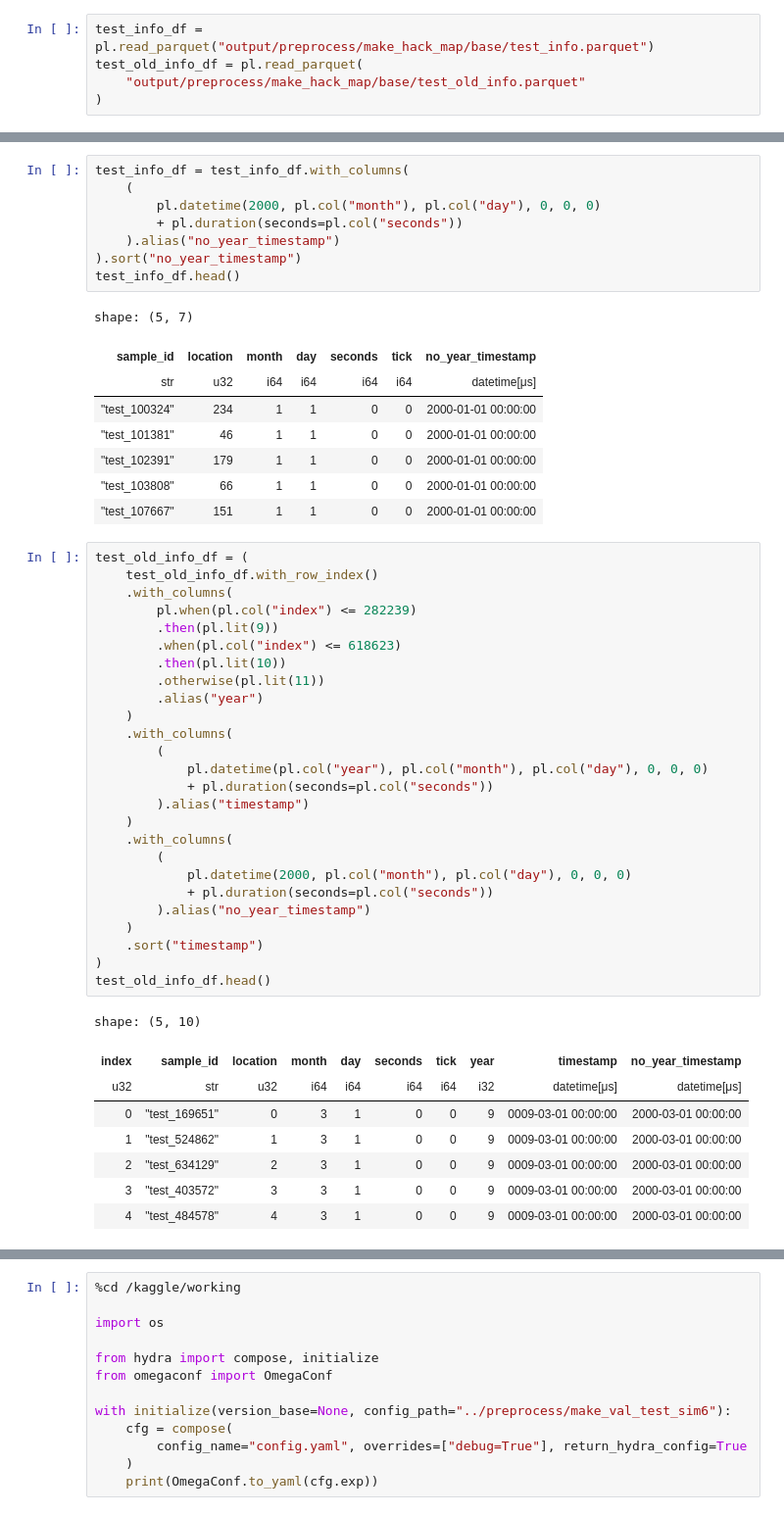
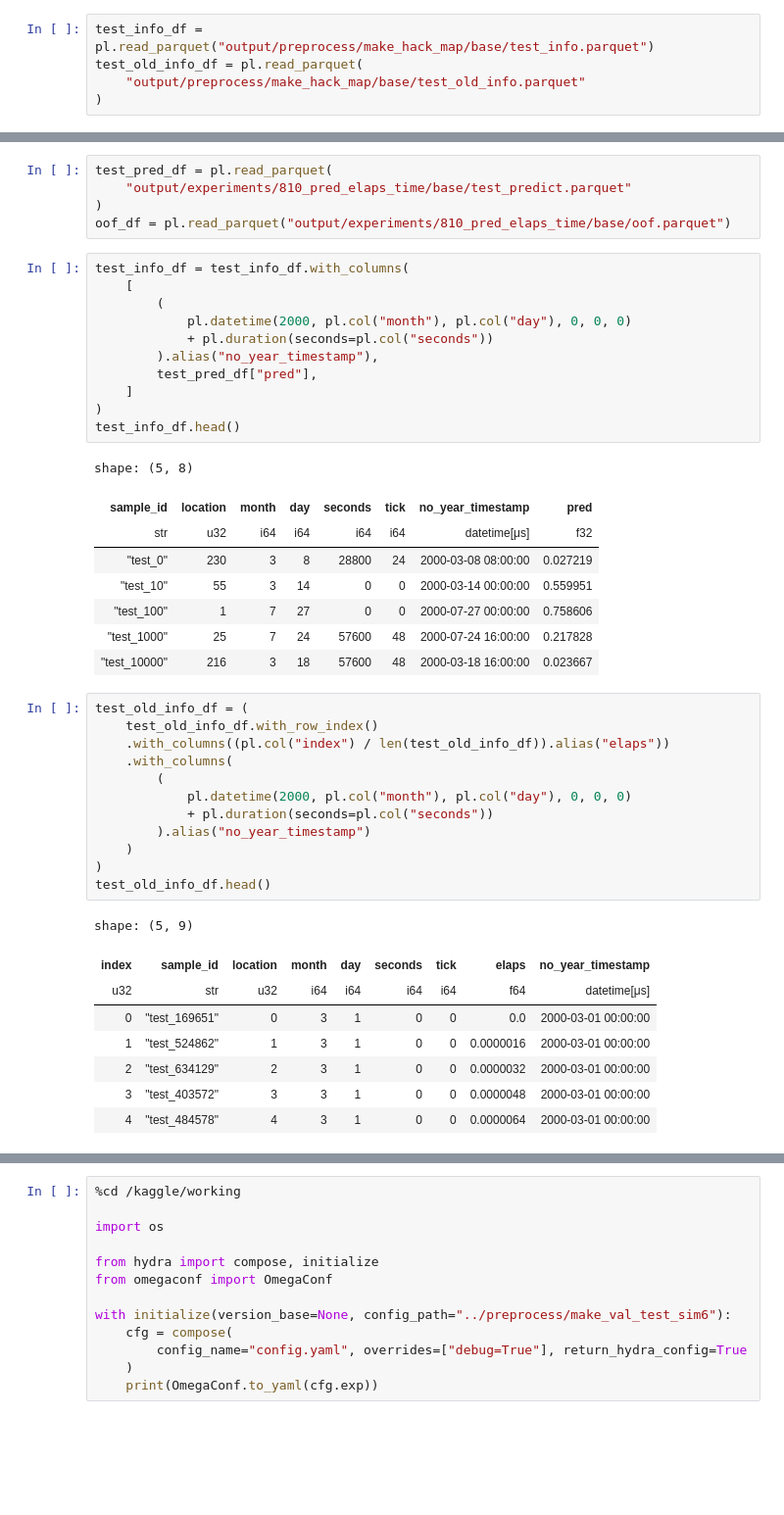
Before and after one commit to unonao/kaggle-leap, a Jupyter notebook: notebook/2024-07-10_join_hack.ipynb, the cells around one changed output, grey strips where cells are left out. Shown at 98% size. Saved outputs shown, nothing was run; the diff lists cells and outputs as text; blank space fills up the shorter version.

```diff
--- a/notebook/2024-07-10_join_hack.ipynb
+++ b/notebook/2024-07-10_join_hack.ipynb
@@ -13,52 +24,46 @@ test_old_info_df = pl.read_parquet(
+# %%
+test_pred_df = pl.read_parquet(
+    "output/experiments/810_pred_elaps_time/base/test_predict.parquet"
+)
+oof_df = pl.read_parquet("output/experiments/810_pred_elaps_time/base/oof.parquet")
 # %%
 test_info_df = test_info_df.with_columns(
-    (
-        pl.datetime(2000, pl.col("month"), pl.col("day"), 0, 0, 0)
-        + pl.duration(seconds=pl.col("seconds"))
-    ).alias("no_year_timestamp")
-).sort("no_year_timestamp")
+    [
+        (
+            pl.datetime(2000, pl.col("month"), pl.col("day"), 0, 0, 0)
+            + pl.duration(seconds=pl.col("seconds"))
+        ).alias("no_year_timestamp"),
+        test_pred_df["pred"],
+    ]
+)
 test_info_df.head()
 # %% [output]
-shape: (5, 7)
+shape: (5, 8)
-| sample_id | location | month | day | seconds | tick | no_year_timestamp |
-| str | u32 | i64 | i64 | i64 | i64 | datetime[μs] |
-| "test_100324" | 234 | 1 | 1 | 0 | 0 | 2000-01-01 00:00:00 |
-| "test_101381" | 46 | 1 | 1 | 0 | 0 | 2000-01-01 00:00:00 |
-| "test_102391" | 179 | 1 | 1 | 0 | 0 | 2000-01-01 00:00:00 |
-| "test_103808" | 66 | 1 | 1 | 0 | 0 | 2000-01-01 00:00:00 |
-| "test_107667" | 151 | 1 | 1 | 0 | 0 | 2000-01-01 00:00:00 |
+| sample_id | location | month | day | seconds | tick | no_year_timestamp | pred |
+| str | u32 | i64 | i64 | i64 | i64 | datetime[μs] | f32 |
+| "test_0" | 230 | 3 | 8 | 28800 | 24 | 2000-03-08 08:00:00 | 0.027219 |
+| "test_10" | 55 | 3 | 14 | 0 | 0 | 2000-03-14 00:00:00 | 0.559951 |
+| "test_100" | 1 | 7 | 27 | 0 | 0 | 2000-07-27 00:00:00 | 0.758606 |
+| "test_1000" | 25 | 7 | 24 | 57600 | 48 | 2000-07-24 16:00:00 | 0.217828 |
+| "test_10000" | 216 | 3 | 18 | 57600 | 48 | 2000-03-18 16:00:00 | 0.023667 |
 # %%
 test_old_info_df = (
     test_old_info_df.with_row_index()
-    .with_columns(
-        pl.when(pl.col("index") <= 282239)
-        .then(pl.lit(9))
-        .when(pl.col("index") <= 618623)
-        .then(pl.lit(10))
-        .otherwise(pl.lit(11))
-        .alias("year")
-    )
-    .with_columns(
-        (
-            pl.datetime(pl.col("year"), pl.col("month"), pl.col("day"), 0, 0, 0)
-            + pl.duration(seconds=pl.col("seconds"))
-        ).alias("timestamp")
-    )
+    .with_columns((pl.col("index") / len(test_old_info_df)).alias("elaps"))
     .with_columns(
         (
             pl.datetime(2000, pl.col("month"), pl.col("day"), 0, 0, 0)
             + pl.duration(seconds=pl.col("seconds"))
         ).alias("no_year_timestamp")
     )
-    .sort("timestamp")
 )
 test_old_info_df.head()
 # %% [output]
-shape: (5, 10)
+shape: (5, 9)
-| index | sample_id | location | month | day | seconds | tick | year | timestamp | no_year_timestamp |
-| u32 | str | u32 | i64 | i64 | i64 | i64 | i32 | datetime[μs] | datetime[μs] |
-| 0 | "test_169651" | 0 | 3 | 1 | 0 | 0 | 9 | 0009-03-01 00:00:00 | 2000-03-01 00:00:00 |
-| 1 | "test_524862" | 1 | 3 | 1 | 0 | 0 | 9 | 0009-03-01 00:00:00 | 2000-03-01 00:00:00 |
-| 2 | "test_634129" | 2 | 3 | 1 | 0 | 0 | 9 | 0009-03-01 00:00:00 | 2000-03-01 00:00:00 |
-| 3 | "test_403572" | 3 | 3 | 1 | 0 | 0 | 9 | 0009-03-01 00:00:00 | 2000-03-01 00:00:00 |
-| 4 | "test_484578" | 4 | 3 | 1 | 0 | 0 | 9 | 0009-03-01 00:00:00 | 2000-03-01 00:00:00 |
+| index | sample_id | location | month | day | seconds | tick | elaps | no_year_timestamp |
+| u32 | str | u32 | i64 | i64 | i64 | i64 | f64 | datetime[μs] |
+| 0 | "test_169651" | 0 | 3 | 1 | 0 | 0 | 0.0 | 2000-03-01 00:00:00 |
+| 1 | "test_524862" | 1 | 3 | 1 | 0 | 0 | 0.0000016 | 2000-03-01 00:00:00 |
+| 2 | "test_634129" | 2 | 3 | 1 | 0 | 0 | 0.0000032 | 2000-03-01 00:00:00 |
+| 3 | "test_403572" | 3 | 3 | 1 | 0 | 0 | 0.0000048 | 2000-03-01 00:00:00 |
+| 4 | "test_484578" | 4 | 3 | 1 | 0 | 0 | 0.0000064 | 2000-03-01 00:00:00 |
```
Also changed, not shown: parts of 14 cells of this notebook, 3 other files.
